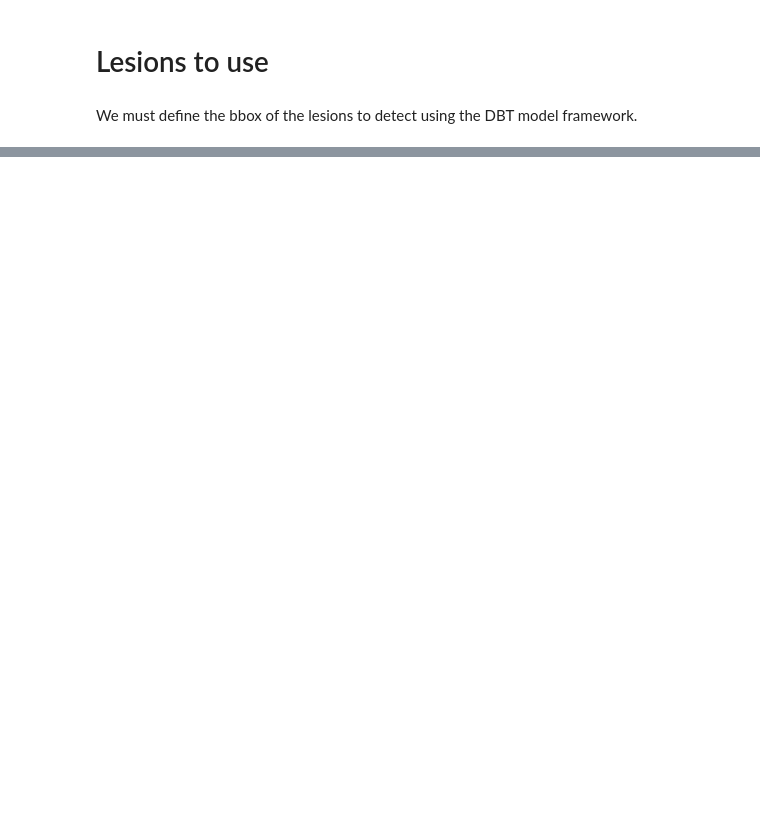
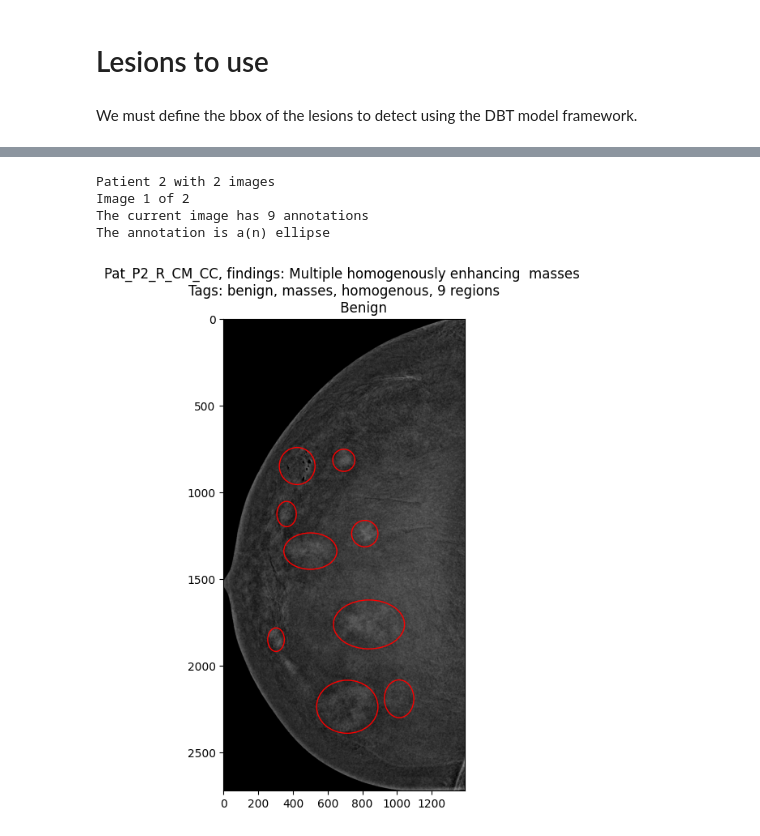
Before and after one commit to Likalto4/CEM-Detect, a Jupyter notebook: data_analysis/lesion_definition.ipynb, the cells around one changed output, grey strips where cells are left out. Cells and saved outputs as stored; diff of their text form; code cells hidden in the pictures; blank space fills up the shorter version.

```diff
--- a/data_analysis/lesion_definition.ipynb
+++ b/data_analysis/lesion_definition.ipynb
@@ -51,0 +121,27 @@ Image 1 of 2
+# %%
+pat_id = dataset_CESM.patient_ids[0]
+patient = patient_CDD(pat_id, dataset_CESM)
+print(patient)
+patient.set_image() # to load the image info
+image = patient.get_array(flip=False, plot=False)
+print(f'The current image has {patient.image_num_annotations} annotations')
+# loop
+region_num = range(patient.image_num_annotations)[0]
+
+dic_ex = patient.image_annotations[patient.image_annotations.region_id==region_num].region_shape_attributes.values[0]
+print(f'The annotation is a(n) {dic_ex["name"]}')
+if dic_ex['name'] in ['ellipse','circle']:
+    center, axes = patient.ellipse_reader(dic_ex)
+    # draw the ellipse in an empty image with the size of the orignal image
+
+elif dic_ex['name']=='polygon':
+    vertices = patient.polygon_reader(dic_ex)
+elif dic_ex['name']=='point':
+    center = patient.point_reader(dic_ex)
+patient.plot_annotations()
+# %% [output]
+Patient 2 with 2 images
+Image 1 of 2
+The current image has 9 annotations
+The annotation is a(n) ellipse
+[figure, added]
```
Also changed, not shown: parts of 15 cells of this notebook, 3 other files.
